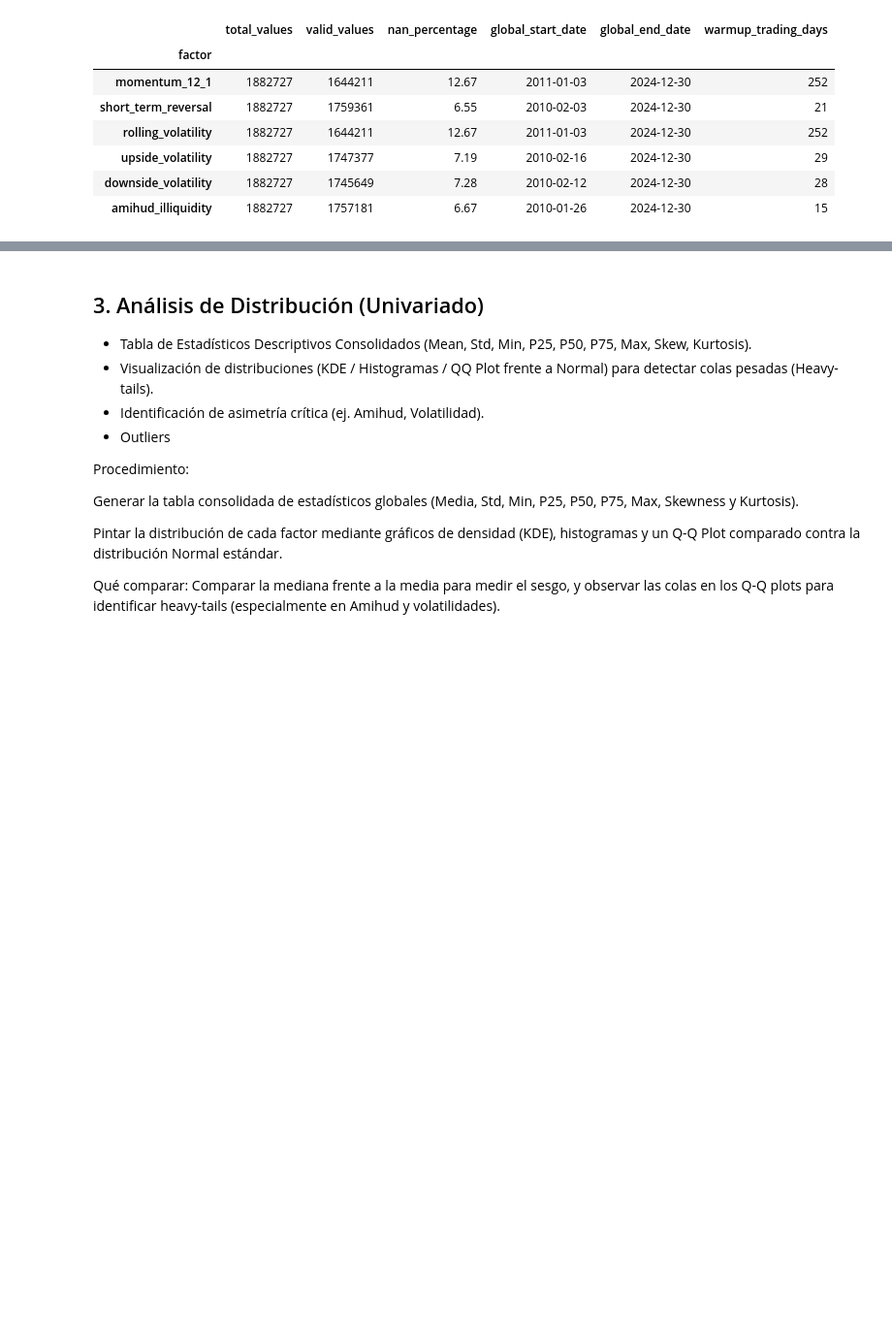
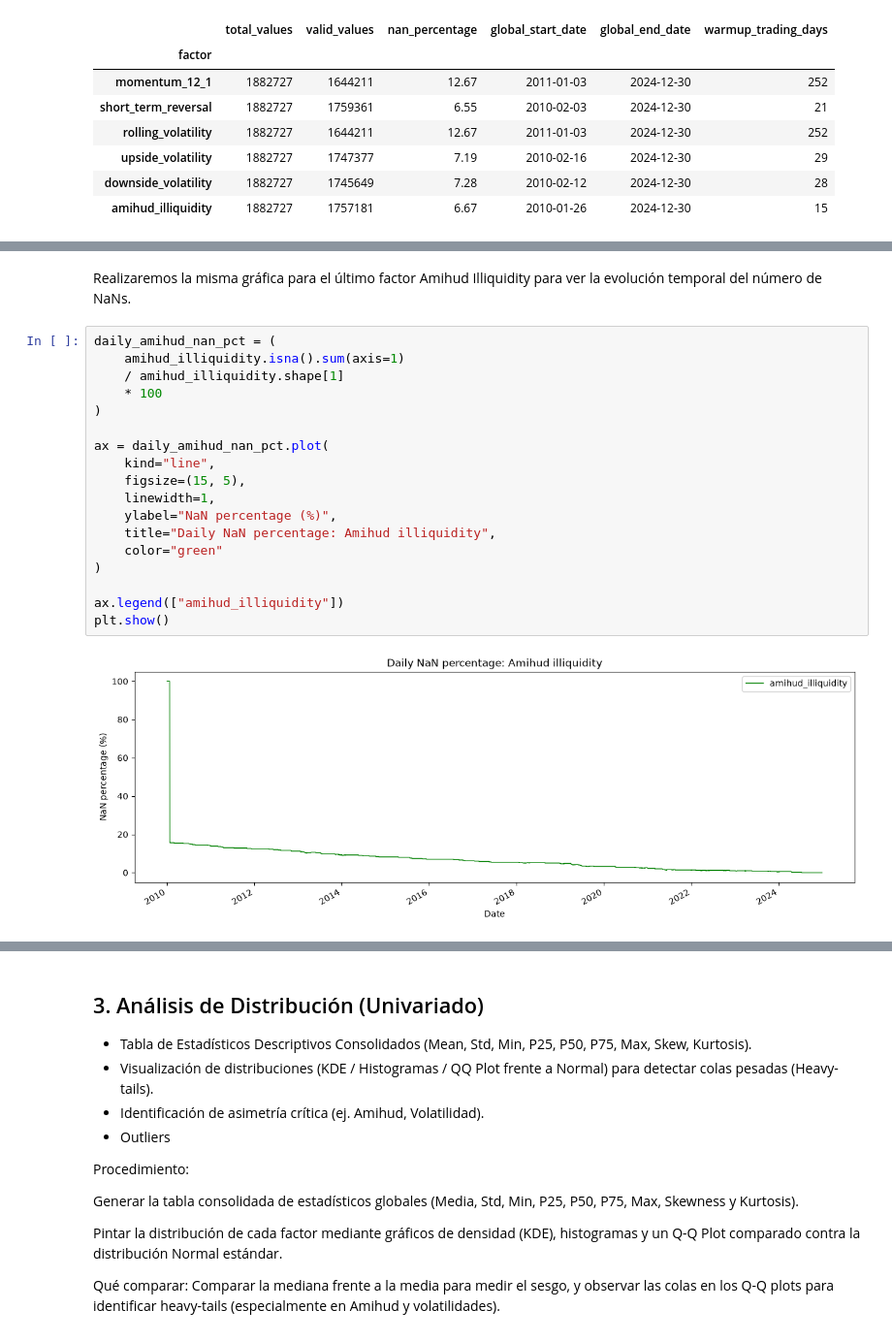
Before and after one commit to PalaciosDaniel/quant-portfolio-project, a Jupyter notebook: notebooks/04_factor_validation.ipynb, the cells around one changed output, grey strips where cells are left out. Shown at 97% size. Saved outputs shown, nothing was run; the diff lists cells and outputs as text; blank space fills up the shorter version.

```diff
--- a/notebooks/04_factor_validation.ipynb
+++ b/notebooks/04_factor_validation.ipynb
@@ -155,0 +288,23 @@ nans_after_first_valid
+# %% [markdown]
+
+Realizaremos la misma gráfica para el último factor Amihud Illiquidity para ver la evolución temporal del número de NaNs.
+# %%
+daily_amihud_nan_pct = (
+    amihud_illiquidity.isna().sum(axis=1)
+    / amihud_illiquidity.shape[1]
+    * 100
+)
+
+ax = daily_amihud_nan_pct.plot(
+    kind="line",
+    figsize=(15, 5),
+    linewidth=1,
+    ylabel="NaN percentage (%)",
+    title="Daily NaN percentage: Amihud illiquidity",
+    color="green"
+)
+
+ax.legend(["amihud_illiquidity"])
+plt.show()
+# %% [output]
+[figure, added]
```
Also changed, not shown: parts of 23 cells of this notebook, 4 other files.
